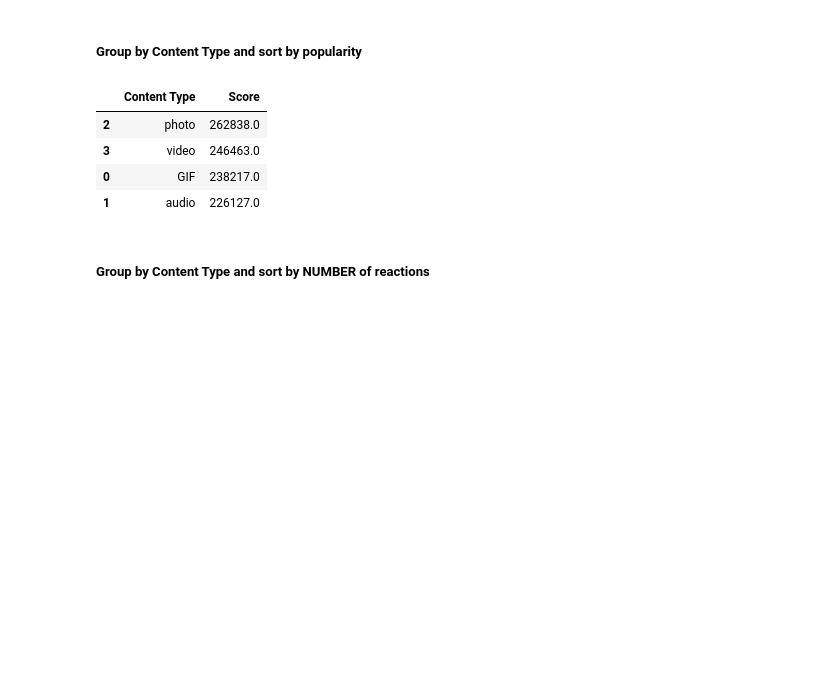
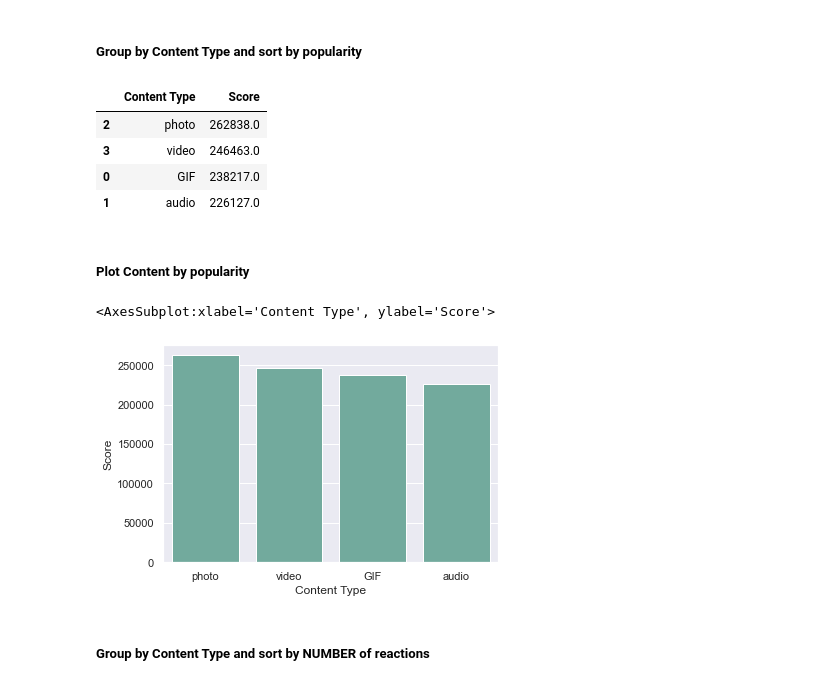
Before and after one commit to deborabastos/accenture_data_analytics, a Jupyter notebook: 2.accenture_data_analysis.ipynb, the cells around one changed output. Drawn from its saved outputs; the diff is of its cells as text; code cells hidden in the pictures; blank space fills up the shorter version.

Commit message:
working on graphics

```diff
--- a/2.accenture_data_analysis.ipynb
+++ b/2.accenture_data_analysis.ipynb
@@ -85,18 +85,24 @@ sns.barplot(data = pop_categories, y = 'Category', x = 'Score',
 # %% [markdown]
 ##### Group by Content Type and sort by popularity
 # %%
-# pt_content = pd.pivot_table(data=my_data, index="Category", columns="Content Type", aggfunc='sum')
-# pt_content
-
-pt_content = my_data.groupby(by = 'Content Type', as_index= False)['Score'].sum()
-pt_content_sort = pt_content.sort_values("Score", ascending=False)
-pt_content_sort
+pop_content = my_data.groupby(by = 'Content Type', as_index= False)['Score'].sum()
+pop_content_sort = pop_content.sort_values("Score", ascending=False)
+pop_content_sort
 # %% [output]
 |  | Content Type | Score |
 | 2 | photo | 262838.0 |
 | 3 | video | 246463.0 |
 | 0 | GIF | 238217.0 |
 | 1 | audio | 226127.0 |
+# %% [markdown]
+##### Plot Content by popularity
+# %%
+plt.figure(figsize=(6,4))
+sns.barplot(data = pop_content_sort, x = 'Content Type', y = 'Score',
+            color='#69b3a2')
+# %% [output]
+<AxesSubplot:xlabel='Content Type', ylabel='Score'>
+[figure, added]
 # %% [markdown]
 ##### Group by Content Type and sort by NUMBER of reactions
 # %%
```
Also changed, not shown: parts of 8 cells of this notebook.
